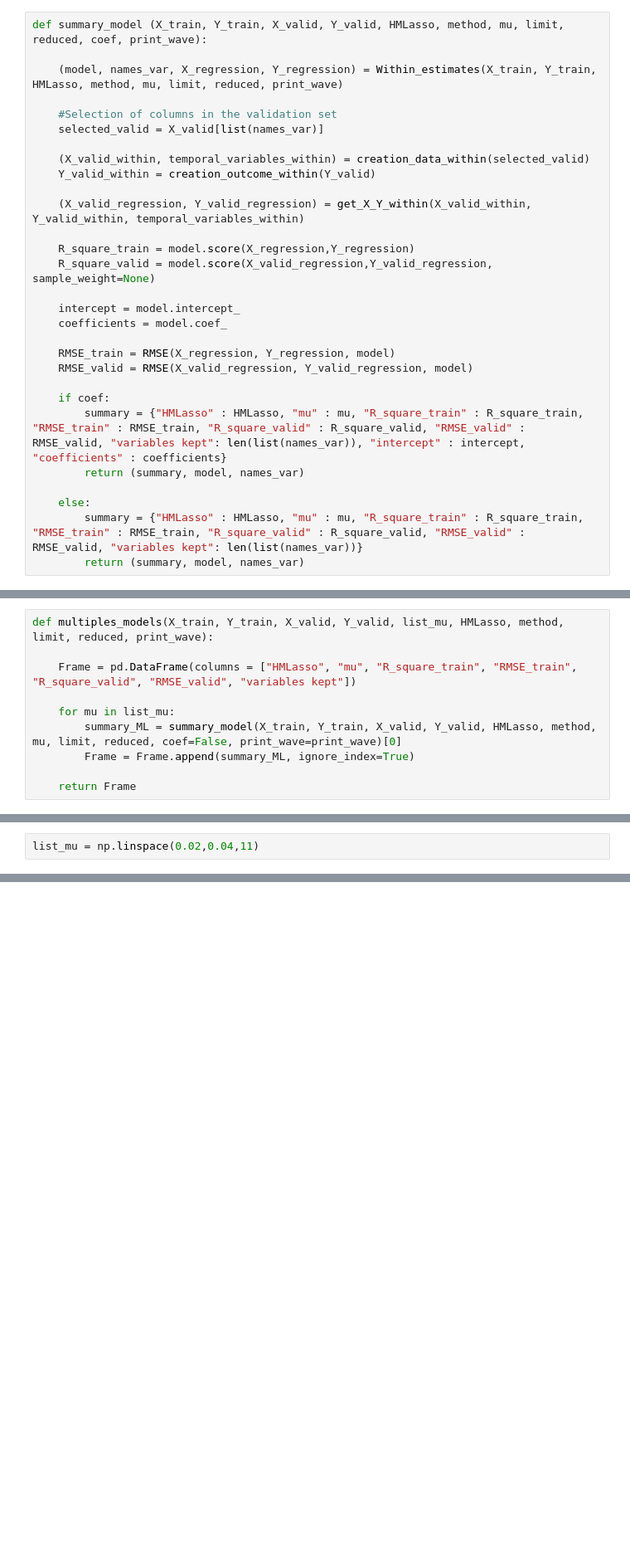
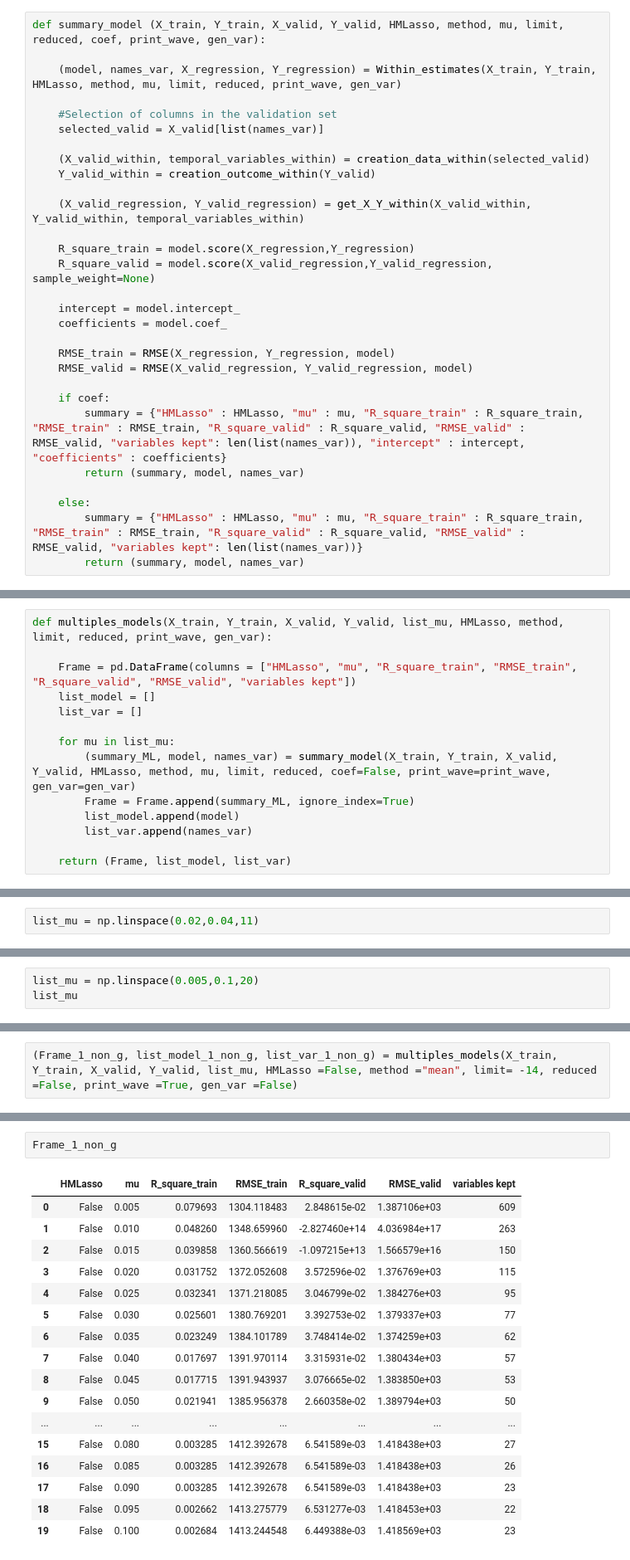
Before and after one commit to jveillon/Projet_Statapp, a Jupyter notebook: Panel_estimates/file_01_panel_estimation.ipynb, the cells around one changed output, grey strips where cells are left out. Shown at 83% size. Drawn from its saved outputs; the diff is of its cells as text; blank space fills up the shorter version.

```diff
--- a/Panel_estimates/file_01_panel_estimation.ipynb
+++ b/Panel_estimates/file_01_panel_estimation.ipynb
@@ -464,9 +471,9 @@ def Within_estimates(X, Y, HMLasso, method, mu, limit, reduced, print_wave):
 # %% [markdown]
 ### Optimisation of parameters with validation set
 # %%
-def summary_model (X_train, Y_train, X_valid, Y_valid, HMLasso, method, mu, limit, reduced, coef, print_wave):
+def summary_model (X_train, Y_train, X_valid, Y_valid, HMLasso, method, mu, limit, reduced, coef, print_wave, gen_var):
 
-    (model, names_var, X_regression, Y_regression) = Within_estimates(X_train, Y_train, HMLasso, method, mu, limit, reduced, print_wave)
+    (model, names_var, X_regression, Y_regression) = Within_estimates(X_train, Y_train, HMLasso, method, mu, limit, reduced, print_wave, gen_var)
 
     #Selection of columns in the validation set
     selected_valid = X_valid[list(names_var)]
@@ -502,12 +509,16 @@ def RMSE(X, Y, model):
 
     return MSE
 # %%
-def multiples_models(X_train, Y_train, X_valid, Y_valid, list_mu, HMLasso, method, limit, reduced, print_wave):
+def multiples_models(X_train, Y_train, X_valid, Y_valid, list_mu, HMLasso, method, limit, reduced, print_wave, gen_var):
 
     Frame = pd.DataFrame(columns = ["HMLasso", "mu", "R_square_train", "RMSE_train", "R_square_valid", "RMSE_valid", "variables kept"])
+    list_model = []
+    list_var = []
 
     for mu in list_mu:
-        summary_ML = summary_model(X_train, Y_train, X_valid, Y_valid, HMLasso, method, mu, limit, reduced, coef=False, print_wave=print_wave)[0]
+        (summary_ML, model, names_var) = summary_model(X_train, Y_train, X_valid, Y_valid, HMLasso, method, mu, limit, reduced, coef=False, print_wave=print_wave, gen_var=gen_var)
         Frame = Frame.append(summary_ML, ignore_index=True)
+        list_model.append(model)
+        list_var.append(names_var)
 
-    return Frame
+    return (Frame, list_model, list_var)
@@ -1032,0 +1490,3 @@ Summary
+# %%
+list_mu = np.linspace(0.005,0.1,20)
+list_mu
@@ -1032,0 +1497,2 @@ Summary
+# %%
+(Frame_1_non_g, list_model_1_non_g, list_var_1_non_g) = multiples_models(X_train, Y_train, X_valid, Y_valid, list_mu, HMLasso =False, method ="mean", limit= -14, reduced =False, print_wave =True, gen_var =False)
@@ -1032,0 +1705,20 @@ Summary
+# %%
+Frame_1_non_g
+# %% [output]
+|  | HMLasso | mu | R_square_train | RMSE_train | R_square_valid | RMSE_valid | variables kept |
+| 0 | False | 0.005 | 0.079693 | 1304.118483 | 2.848615e-02 | 1.387106e+03 | 609 |
+| 1 | False | 0.010 | 0.048260 | 1348.659960 | -2.827460e+14 | 4.036984e+17 | 263 |
+| 2 | False | 0.015 | 0.039858 | 1360.566619 | -1.097215e+13 | 1.566579e+16 | 150 |
+| 3 | False | 0.020 | 0.031752 | 1372.052608 | 3.572596e-02 | 1.376769e+03 | 115 |
+| 4 | False | 0.025 | 0.032341 | 1371.218085 | 3.046799e-02 | 1.384276e+03 | 95 |
+| 5 | False | 0.030 | 0.025601 | 1380.769201 | 3.392753e-02 | 1.379337e+03 | 77 |
+| 6 | False | 0.035 | 0.023249 | 1384.101789 | 3.748414e-02 | 1.374259e+03 | 62 |
+| 7 | False | 0.040 | 0.017697 | 1391.970114 | 3.315931e-02 | 1.380434e+03 | 57 |
+| 8 | False | 0.045 | 0.017715 | 1391.943937 | 3.076665e-02 | 1.383850e+03 | 53 |
+| 9 | False | 0.050 | 0.021941 | 1385.956378 | 2.660358e-02 | 1.389794e+03 | 50 |
+| ... | ... | ... | ... | ... | ... | ... | ... |
+| 15 | False | 0.080 | 0.003285 | 1412.392678 | 6.541589e-03 | 1.418438e+03 | 27 |
+| 16 | False | 0.085 | 0.003285 | 1412.392678 | 6.541589e-03 | 1.418438e+03 | 26 |
+| 17 | False | 0.090 | 0.003285 | 1412.392678 | 6.541589e-03 | 1.418438e+03 | 23 |
+| 18 | False | 0.095 | 0.002662 | 1413.275779 | 6.531277e-03 | 1.418453e+03 | 22 |
+| 19 | False | 0.100 | 0.002684 | 1413.244548 | 6.449388e-03 | 1.418569e+03 | 23 |
```
Also changed, not shown: parts of 30 cells of this notebook.
